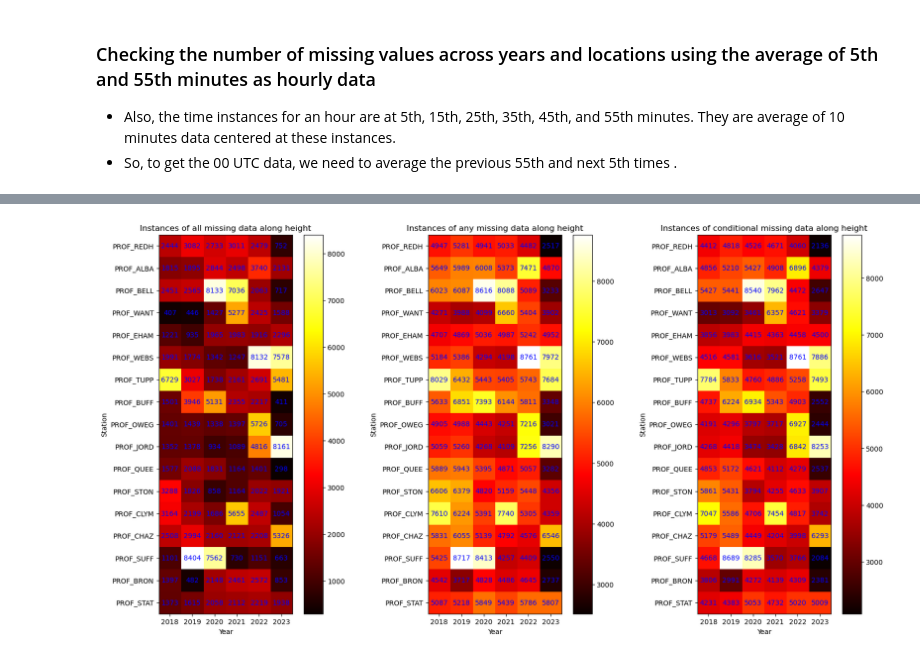
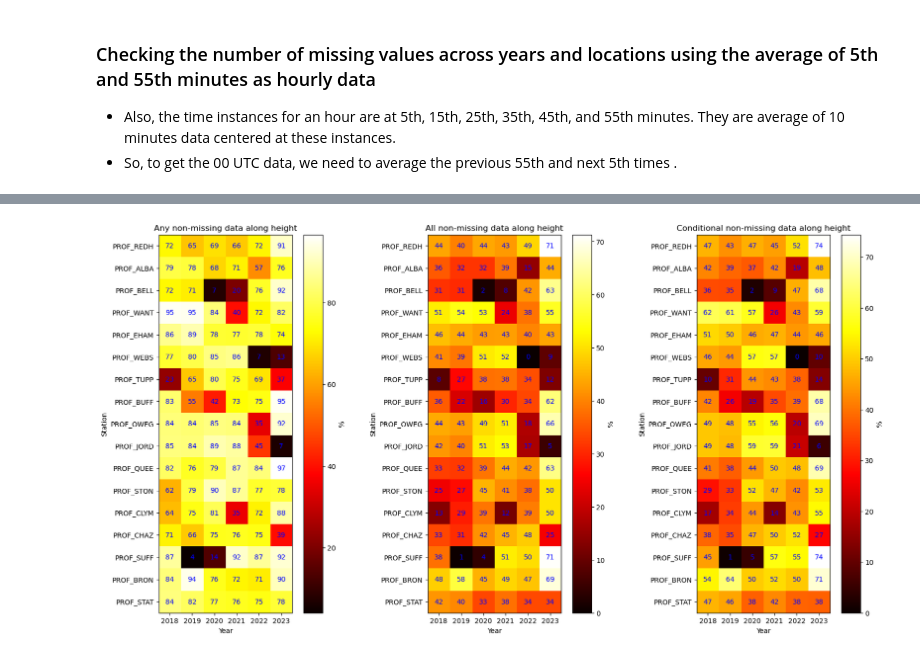
Before and after one commit to HarishBaki/Estimation-of-lidar-wind-speed-profiles-from-ERA5-inputs-using-TabNet, a Jupyter notebook: profiler_data_processing.ipynb, the cells around one changed output, grey strips where cells are left out. Saved outputs shown, nothing was run; the diff lists cells and outputs as text; code cells hidden in the pictures.

Commit message:
Changed the entire script from missing to non-missing condition.

```diff
--- a/profiler_data_processing.ipynb
+++ b/profiler_data_processing.ipynb
@@ -133,45 +155,45 @@ plt.imshow(df_all, cmap='hot', interpolation='nearest')
 # show values
 for i in range(len(df_all.index)):
     for j in range(len(df_all.columns)):
-        plt.text(j, i, df_all.values[i, j], ha='center', va='center', color='blue')
-plt.colorbar()
-plt.title('Instances of all missing data along height')
+        plt.text(j, i, round(df_all.values[i, j]), ha='center', va='center', color='blue')
+plt.colorbar(label='%')
+plt.title('Any non-missing data along height')
 plt.xlabel('Year')
 plt.ylabel('Station')
 # set the x-axis labels to be the years and the y-axis labels to be the station numbers
 plt.xticks(range(len(df_all.columns)), df_all.columns)
 plt.yticks(range(len(df_all.index)), df_all.index)
 
 # --- any missing data
 plt.subplot(1,3,2)
 plt.imshow(df_any, cmap='hot', interpolation='nearest')
 # show values
 for i in range(len(df_any.index)):
     for j in range(len(df_any.columns)):
-        plt.text(j, i, df_any.values[i, j], ha='center', va='center', color='blue')
-plt.colorbar()
-plt.title('Instances of any missing data along height')
+        plt.text(j, i, round(df_any.values[i, j]), ha='center', va='center', color='blue')
+plt.colorbar(label='%')
+plt.title('All non-missing data along height')
 plt.xlabel('Year')
 plt.ylabel('Station')
 # set the x-axis labels to be the years and the y-axis labels to be the station numbers
 plt.xticks(range(len(df_any.columns)), df_any.columns)
 plt.yticks(range(len(df_any.index)), df_any.index)
 
 # --- conditional missing data
 plt.subplot(1,3,3)
 plt.imshow(df_conditioned, cmap='hot', interpolation='nearest')
 # show values
 for i in range(len(df_conditioned.index)):
     for j in range(len(df_conditioned.columns)):
-        plt.text(j, i, df_conditioned.values[i, j], ha='center', va='center', color='blue')
-plt.colorbar()
-plt.title('Instances of conditional missing data along height')
+        plt.text(j, i, round(df_conditioned.values[i, j]), ha='center', va='center', color='blue')
+plt.colorbar(label='%')
+plt.title('Conditional non-missing data along height')
 plt.xlabel('Year')
 plt.ylabel('Station')
 # set the x-axis labels to be the years and the y-axis labels to be the station numbers
 plt.xticks(range(len(df_conditioned.columns)), df_conditioned.columns)
 plt.yticks(range(len(df_conditioned.index)), df_conditioned.index)
 
 plt.show()
 # %% [output]
-[figure, old version]
+[figure, new version]
```
Also changed, not shown: parts of 4 cells of this notebook.
